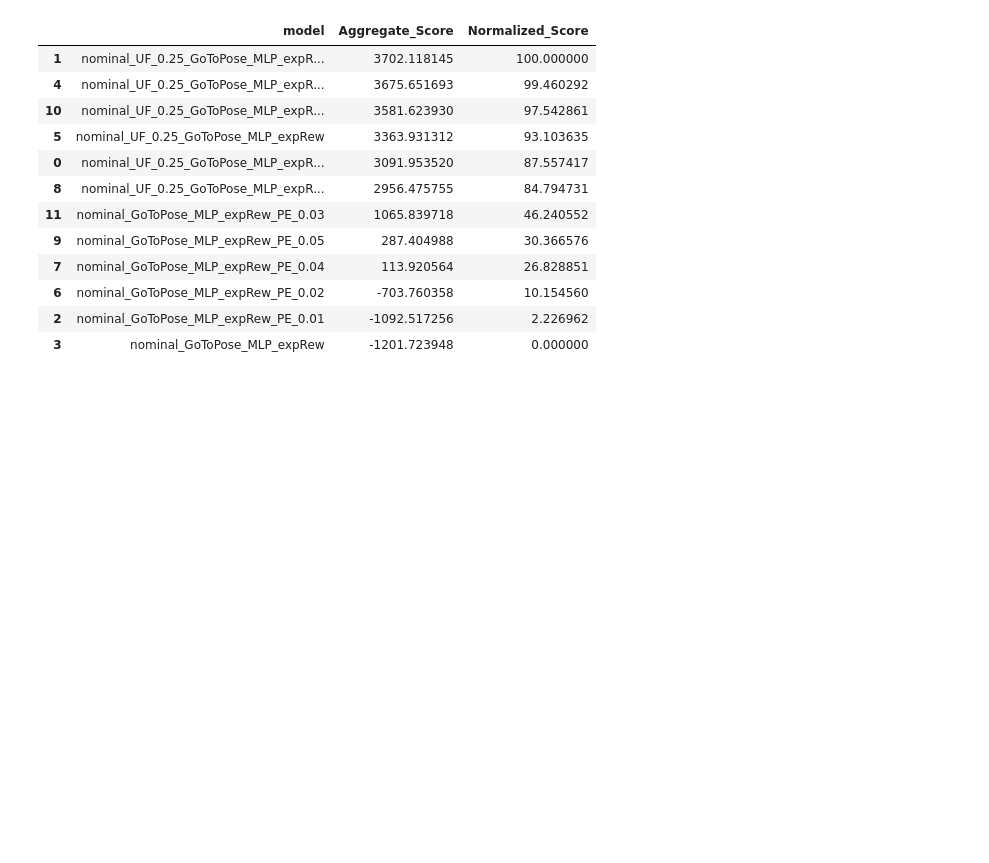
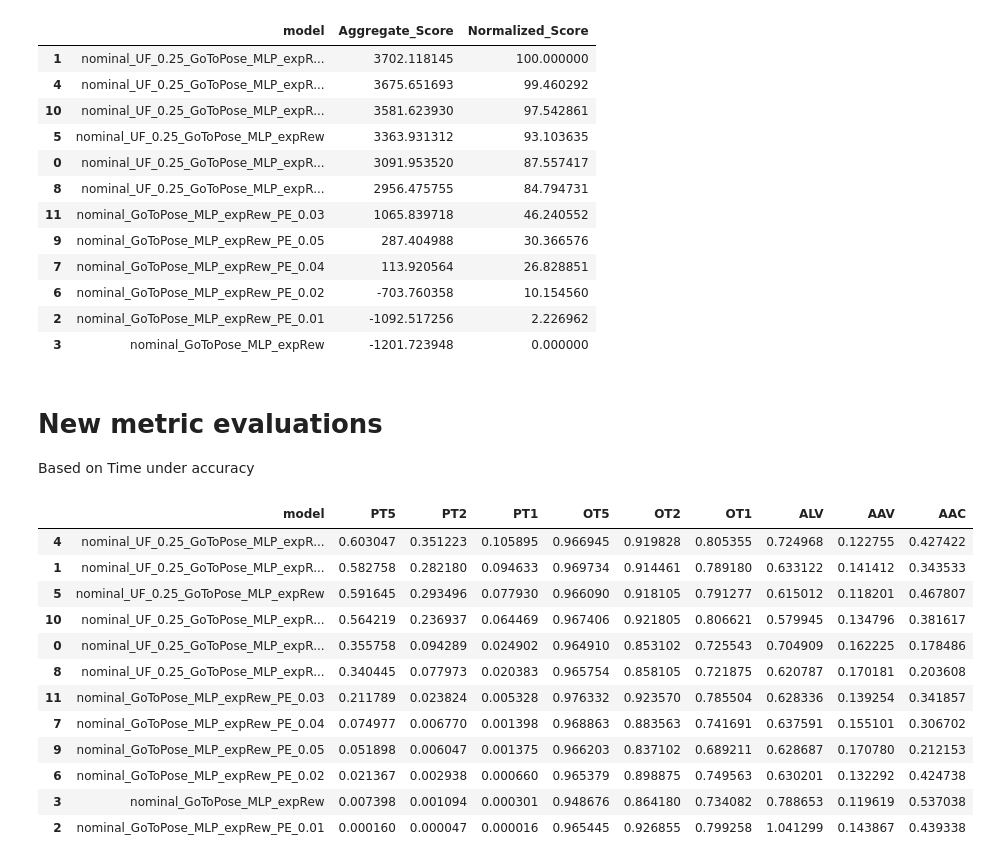
Before and after one commit to elharirymatteo/RANS, a Jupyter notebook: omniisaacgymenvs/notebooks/eval_multi_models.ipynb, the cells around one changed output. Cells and saved outputs as stored; diff of their text form; code cells hidden in the pictures; blank space fills up the shorter version.

Commit message:
- new metrics for go to pose and go to xy

```diff
--- a/omniisaacgymenvs/notebooks/eval_multi_models.ipynb
+++ b/omniisaacgymenvs/notebooks/eval_multi_models.ipynb
@@ -526,3 +539,25 @@ res_Pose_new
 | 6 | nominal_GoToPose_MLP_expRew_PE_0.02 | -703.760358 | 10.154560 |
 | 2 | nominal_GoToPose_MLP_expRew_PE_0.01 | -1092.517256 | 2.226962 |
 | 3 | nominal_GoToPose_MLP_expRew | -1201.723948 | 0.000000 |
+# %% [markdown]
+# New metric evaluations
+
+Based on Time under accuracy
+# %%
+pose = pd.read_csv("../evaluations/icra24_Pose_new/new_pose.csv", index_col=[0])
+pose = pose.sort_values('PT1', ascending=False)
+pose
+# %% [output]
+|  | model | PT5 | PT2 | PT1 | OT5 | OT2 | OT1 | ALV | AAV | AAC |
+| 4 | nominal_UF_0.25_GoToPose_MLP_expR... | 0.603047 | 0.351223 | 0.105895 | 0.966945 | 0.919828 | 0.805355 | 0.724968 | 0.122755 | 0.427422 |
+| 1 | nominal_UF_0.25_GoToPose_MLP_expR... | 0.582758 | 0.282180 | 0.094633 | 0.969734 | 0.914461 | 0.789180 | 0.633122 | 0.141412 | 0.343533 |
+| 5 | nominal_UF_0.25_GoToPose_MLP_expRew | 0.591645 | 0.293496 | 0.077930 | 0.966090 | 0.918105 | 0.791277 | 0.615012 | 0.118201 | 0.467807 |
+| 10 | nominal_UF_0.25_GoToPose_MLP_expR... | 0.564219 | 0.236937 | 0.064469 | 0.967406 | 0.921805 | 0.806621 | 0.579945 | 0.134796 | 0.381617 |
+| 0 | nominal_UF_0.25_GoToPose_MLP_expR... | 0.355758 | 0.094289 | 0.024902 | 0.964910 | 0.853102 | 0.725543 | 0.704909 | 0.162225 | 0.178486 |
+| 8 | nominal_UF_0.25_GoToPose_MLP_expR... | 0.340445 | 0.077973 | 0.020383 | 0.965754 | 0.858105 | 0.721875 | 0.620787 | 0.170181 | 0.203608 |
+| 11 | nominal_GoToPose_MLP_expRew_PE_0.03 | 0.211789 | 0.023824 | 0.005328 | 0.976332 | 0.923570 | 0.785504 | 0.628336 | 0.139254 | 0.341857 |
+| 7 | nominal_GoToPose_MLP_expRew_PE_0.04 | 0.074977 | 0.006770 | 0.001398 | 0.968863 | 0.883563 | 0.741691 | 0.637591 | 0.155101 | 0.306702 |
+| 9 | nominal_GoToPose_MLP_expRew_PE_0.05 | 0.051898 | 0.006047 | 0.001375 | 0.966203 | 0.837102 | 0.689211 | 0.628687 | 0.170780 | 0.212153 |
+| 6 | nominal_GoToPose_MLP_expRew_PE_0.02 | 0.021367 | 0.002938 | 0.000660 | 0.965379 | 0.898875 | 0.749563 | 0.630201 | 0.132292 | 0.424738 |
+| 3 | nominal_GoToPose_MLP_expRew | 0.007398 | 0.001094 | 0.000301 | 0.948676 | 0.864180 | 0.734082 | 0.788653 | 0.119619 | 0.537038 |
+| 2 | nominal_GoToPose_MLP_expRew_PE_0.01 | 0.000160 | 0.000047 | 0.000016 | 0.965445 | 0.926855 | 0.799258 | 1.041299 | 0.143867 | 0.439338 |
```
Also changed, not shown: parts of 11 cells of this notebook, 1 other file.
